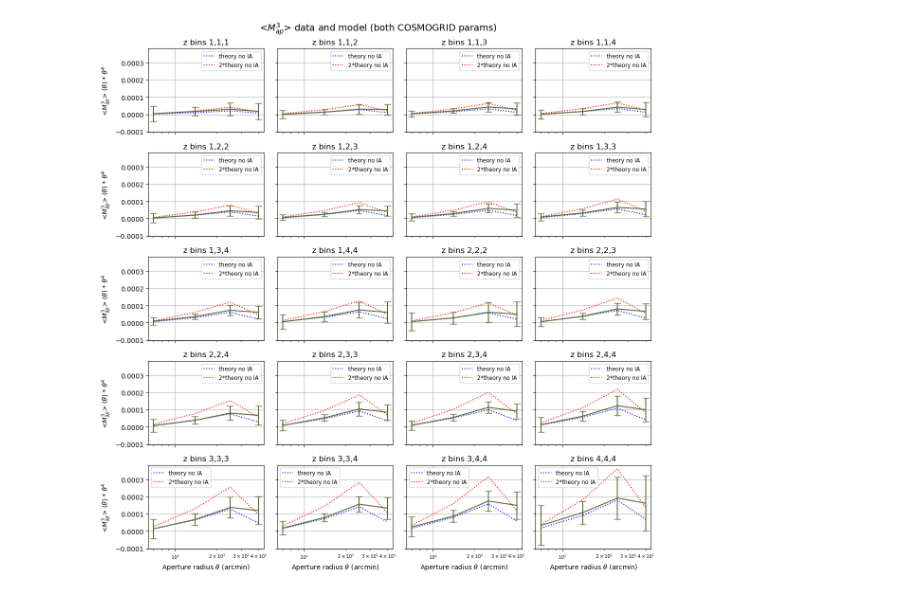
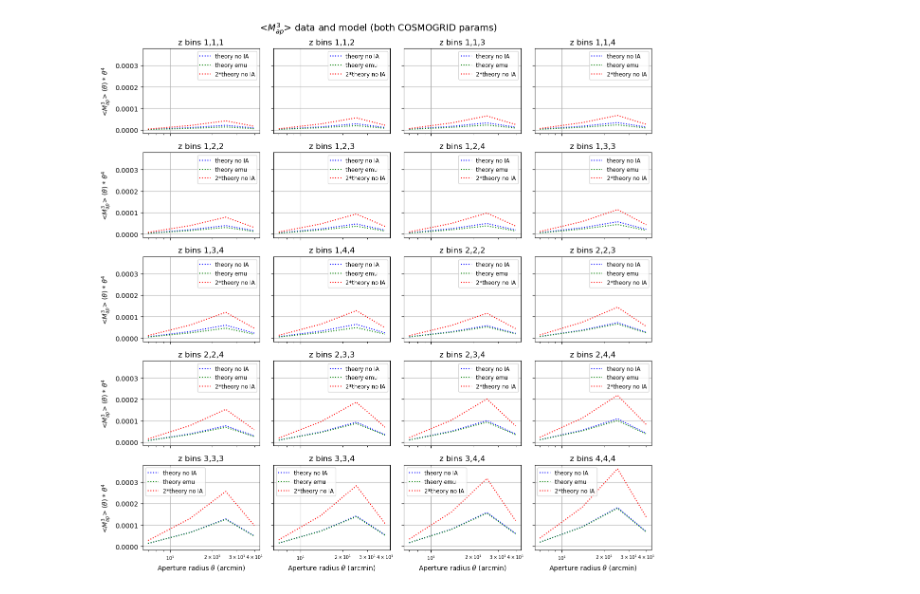
Before and after one commit to rchgomes/3pcf_integrator, a Jupyter notebook: data/nz/Model_with_cosmogrid_params.ipynb, the cells around one changed output. Drawn from its saved outputs; the diff is of its cells as text; code cells hidden in the pictures.

```diff
--- a/data/nz/Model_with_cosmogrid_params.ipynb
+++ b/data/nz/Model_with_cosmogrid_params.ipynb
@@ -7,14 +7,17 @@ import matplotlib.pyplot as plt
 #load theory
 theo = np.load("theory_29Apr_cosmogrid_params_no_IA.npy")
 theo_sections = np.split(theo, 20)
+
+theo_emu = np.load("emulated_map3_29Apr_network.npy")
+theo_sections_emu = np.split(theo_emu, 20)
 # %%
 #NOW GET THE MEASURED DATA VECTOR AND COVARIANCE
 
-datavector_0 = np.load("final_400sims/Apr19NOISY_scalecut_DATAVECTOR.npy")
-cov = np.load("final_400sims/Apr19NOISY_scalecut_COVARIANCE_400SIMS.npy")
+#datavector_0 = np.load("final_400sims/Apr19NOISY_scalecut_DATAVECTOR.npy")
+#cov = np.load("final_400sims/Apr19NOISY_scalecut_COVARIANCE_400SIMS.npy")
 
-data_sections = np.split(datavector_0, 20)
-errors = np.sqrt(np.diag(cov))
+#data_sections = np.split(datavector_0, 20)
+#errors = np.sqrt(np.diag(cov))
 
 indx = [[1,1,1],[1,1,2],[1,1,3],[1,1,4],[1,2,2],[1,2,3],[1,2,4],[1,3,3],[1,3,4],[1,4,4],[2,2,2],
         [2,2,3],[2,2,4],[2,3,3],[2,3,4],[2,4,4],[3,3,3],[3,3,4],[3,4,4],[4,4,4]]
@@ -25,33 +28,34 @@ fig, axs = plt.subplots(5, 4, figsize=(12, 12), sharey=True, sharex=True)
 axs = axs.flatten()
 
 # Iterate over each subplot and plot the data
 for i, ax in enumerate(axs):
     x_values = np.array([7,14,25,40])
-    y_values = data_sections[i]
-    ax.errorbar(x_values, x_values**4*y_values, yerr=x_values**4*errors[i*4:i*4+4], color='darkolivegreen', capsize=5)
+    #y_values = data_sections[i]
+    #ax.errorbar(x_values, x_values**4*y_values, yerr=x_values**4*errors[i*4:i*4+4], color='darkolivegreen', capsize=5)
     ax.plot(x_values, theo_sections[i]*x_values**4, color='b', ls=':',label='theory no IA')
+    ax.plot(x_values, theo_sections_emu[i]*x_values**4, color='g', ls=':',label='theory emu')
     ax.plot(x_values, 2*theo_sections[i]*x_values**4, color='r', ls=':',label='2*theory no IA')
     ax.set_title(f'z bins {indx[i][0]},{indx[i][1]},{indx[i][2]}')
     if i >= 16:
         ax.set_xlabel(r"Aperture radius $\theta$ (arcmin)")
 
     ax.tick_params(axis='x', which='both', labelsize=7)
 
     # Set y labels only for the leftmost column of subplots
     if i % 4 == 0:
         ax.set_ylabel(r"<$M_{ap}^3$> ($\theta$) * $\theta^4$")
 
     #ax.set_yscale("log")
     ax.set_xscale("log")
     ax.grid()
     ax.legend(fontsize='small')
 
 fig.suptitle(r"<$M_{ap}^3$> data and model (both COSMOGRID params)", fontsize=14)
 
 # Adjust layout to prevent overlap of subplots
 plt.tight_layout()
 
 # Show the plot
 plt.show()
 # %% [output]
-[figure, old version]
+[figure, new version]
```
Also changed, not shown: 2 other files.
